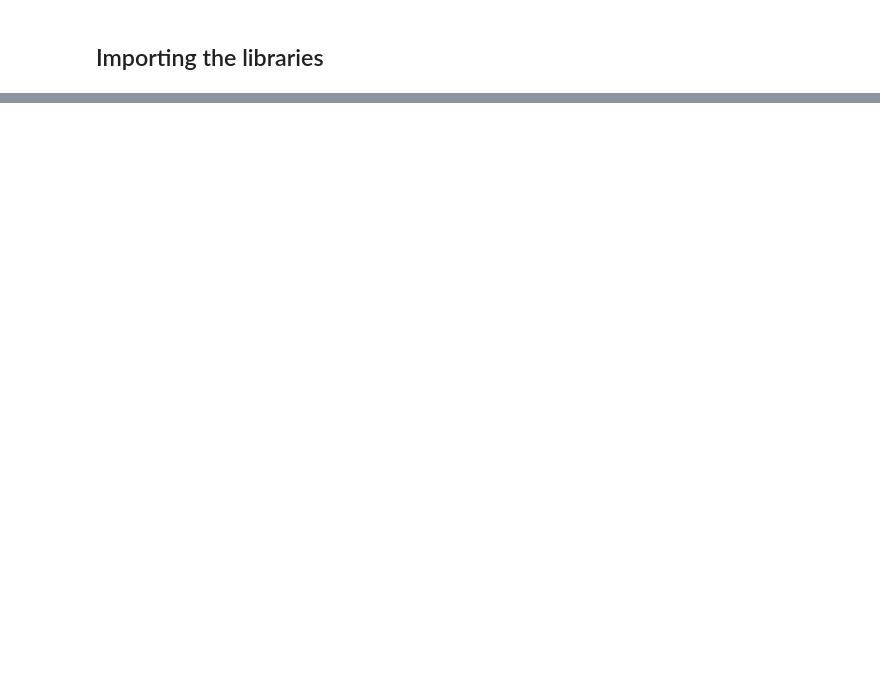
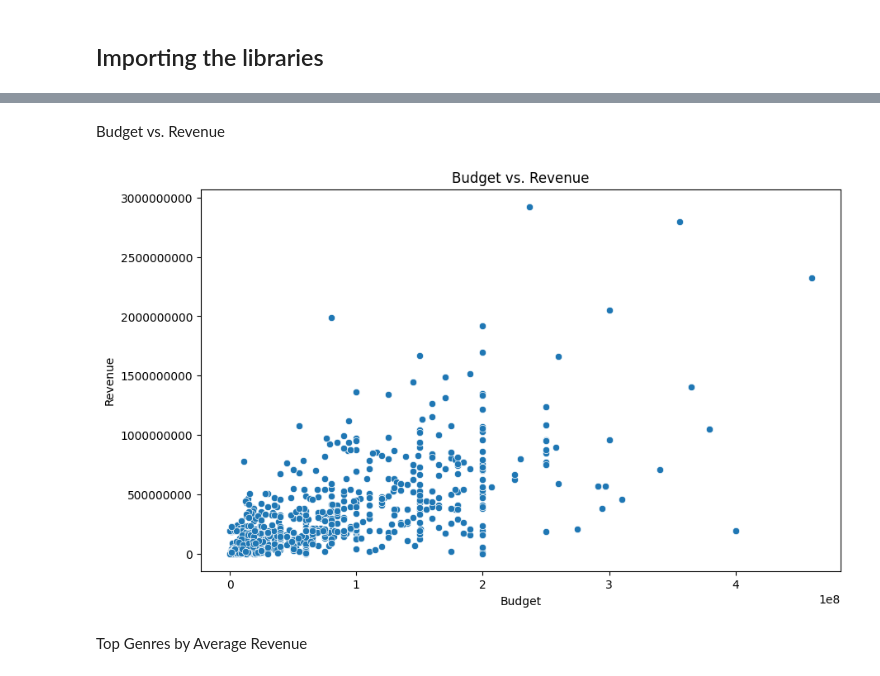
Before and after one commit to Havrylov-Serhii/film_revenue_thesis, a Jupyter notebook: main.ipynb, the cells around one changed output, grey strips where cells are left out. Cells and saved outputs as stored; diff of their text form; code cells hidden in the pictures; blank space fills up the shorter version.

```diff
--- a/main.ipynb
+++ b/main.ipynb
@@ -77,0 +245,18 @@ df.head()
+# %% [markdown]
+Budget vs. Revenue
+# %%
+plt.figure(figsize=(10, 6))
+
+sns.scatterplot(x='budget', y='revenue', data=df)
+
+plt.gcf().axes[0].yaxis.get_major_formatter().set_scientific(False)
+
+plt.title('Budget vs. Revenue')
+plt.xlabel('Budget')
+plt.ylabel('Revenue')
+
+plt.show()
+# %% [output]
+[figure, added]
+# %% [markdown]
+Top Genres by Average Revenue
```
Also changed, not shown: parts of 43 cells of this notebook, 5 other files.
